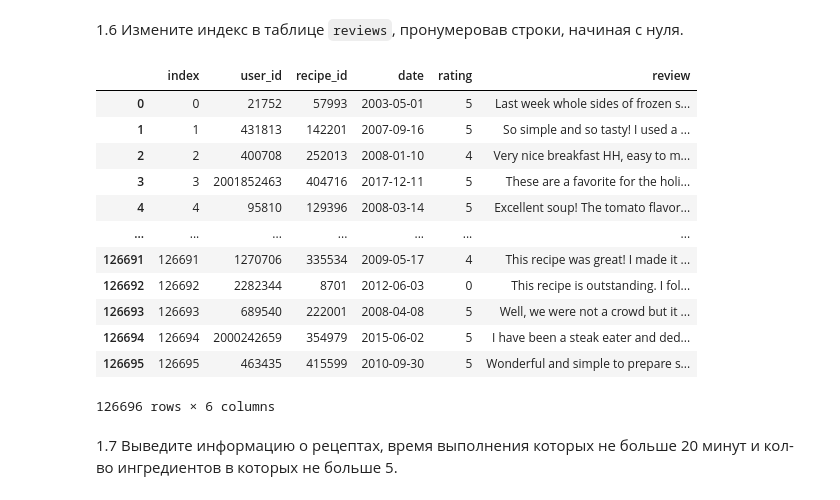
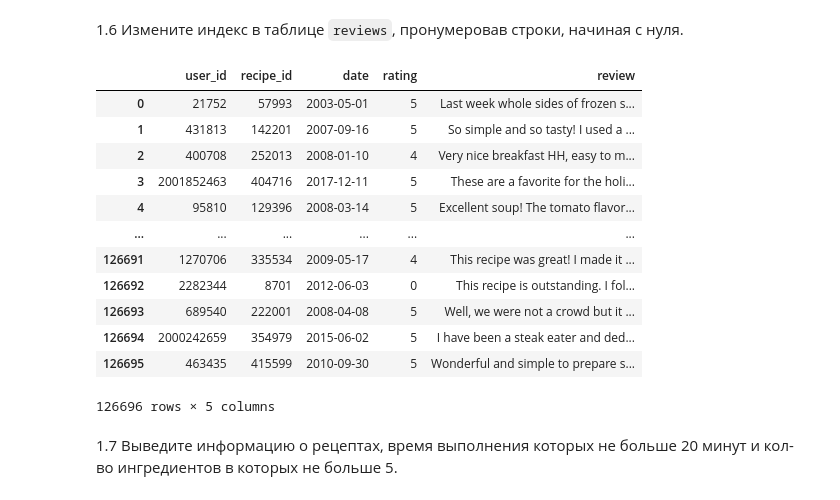
Before and after one commit to sorawalker/University-, a Jupyter notebook: TOD/task2/02_pandas_Гришанов_Никита_в2.ipynb, the cells around one changed output. Cells and saved outputs as stored; diff of their text form; code cells hidden in the pictures.

```diff
--- a/TOD/task2/02_pandas_Гришанов_Никита_в2.ipynb
+++ b/TOD/task2/02_pandas_Гришанов_Никита_в2.ipynb
@@ -121,7 +121,7 @@ data
 1.1 В файлах `recipes_sample.csv` и `reviews_sample.csv` находится информация об рецептах блюд и отзывах на эти рецепты соответственно. Загрузите данные из файлов в виде `pd.DataFrame` с названиями `recipes` и `reviews`. Обратите внимание на корректное считывание столбца с индексами в таблице `reviews` (безымянный столбец).
 # %%
 recipes = pd.read_csv('data/recipes_sample.csv', parse_dates=['submitted'])
-reviews = pd.read_csv('data/reviews_sample.csv').rename(columns = {'Unnamed: 0':'index'})
+reviews = pd.read_csv('data/reviews_sample.csv', index_col=0)
 print(reviews)
 recipes
 # %% [output]
@@ -251,23 +250,22 @@ perfect brownies
 # %% [markdown]
 1.6 Измените индекс в таблице `reviews`, пронумеровав строки, начиная с нуля.
-# %%
-for i in range(reviews.shape[0]):
-    reviews.at[i, 'index']= i
-reviews
-# %% [output]
-|  | index | user_id | recipe_id | date | rating | review |
-| 0 | 0 | 21752 | 57993 | 2003-05-01 | 5 | Last week whole sides of frozen s... |
-| 1 | 1 | 431813 | 142201 | 2007-09-16 | 5 | So simple and so tasty! I used a ... |
-| 2 | 2 | 400708 | 252013 | 2008-01-10 | 4 | Very nice breakfast HH, easy to m... |
-| 3 | 3 | 2001852463 | 404716 | 2017-12-11 | 5 | These are a favorite for the holi... |
-| 4 | 4 | 95810 | 129396 | 2008-03-14 | 5 | Excellent soup! The tomato flavor... |
-| ... | ... | ... | ... | ... | ... | ... |
-| 126691 | 126691 | 1270706 | 335534 | 2009-05-17 | 4 | This recipe was great! I made it ... |
-| 126692 | 126692 | 2282344 | 8701 | 2012-06-03 | 0 | This recipe is outstanding. I fol... |
-| 126693 | 126693 | 689540 | 222001 | 2008-04-08 | 5 | Well, we were not a crowd but it ... |
-| 126694 | 126694 | 2000242659 | 354979 | 2015-06-02 | 5 | I have been a steak eater and ded... |
-| 126695 | 126695 | 463435 | 415599 | 2010-09-30 | 5 | Wonderful and simple to prepare s... |
-126696 rows × 6 columns
+# %%
+reviews.reset_index(drop=True, inplace=True)
+reviews
+# %% [output]
+|  | user_id | recipe_id | date | rating | review |
+| 0 | 21752 | 57993 | 2003-05-01 | 5 | Last week whole sides of frozen s... |
+| 1 | 431813 | 142201 | 2007-09-16 | 5 | So simple and so tasty! I used a ... |
+| 2 | 400708 | 252013 | 2008-01-10 | 4 | Very nice breakfast HH, easy to m... |
+| 3 | 2001852463 | 404716 | 2017-12-11 | 5 | These are a favorite for the holi... |
+| 4 | 95810 | 129396 | 2008-03-14 | 5 | Excellent soup! The tomato flavor... |
+| ... | ... | ... | ... | ... | ... |
+| 126691 | 1270706 | 335534 | 2009-05-17 | 4 | This recipe was great! I made it ... |
+| 126692 | 2282344 | 8701 | 2012-06-03 | 0 | This recipe is outstanding. I fol... |
+| 126693 | 689540 | 222001 | 2008-04-08 | 5 | Well, we were not a crowd but it ... |
+| 126694 | 2000242659 | 354979 | 2015-06-02 | 5 | I have been a steak eater and ded... |
+| 126695 | 463435 | 415599 | 2010-09-30 | 5 | Wonderful and simple to prepare s... |
+126696 rows × 5 columns
 # %% [markdown]
 1.7 Выведите информацию о рецептах, время выполнения которых не больше 20 минут и кол-во ингредиентов в которых не больше 5.
 # %%
```
Also changed, not shown: parts of 4 cells of this notebook.
